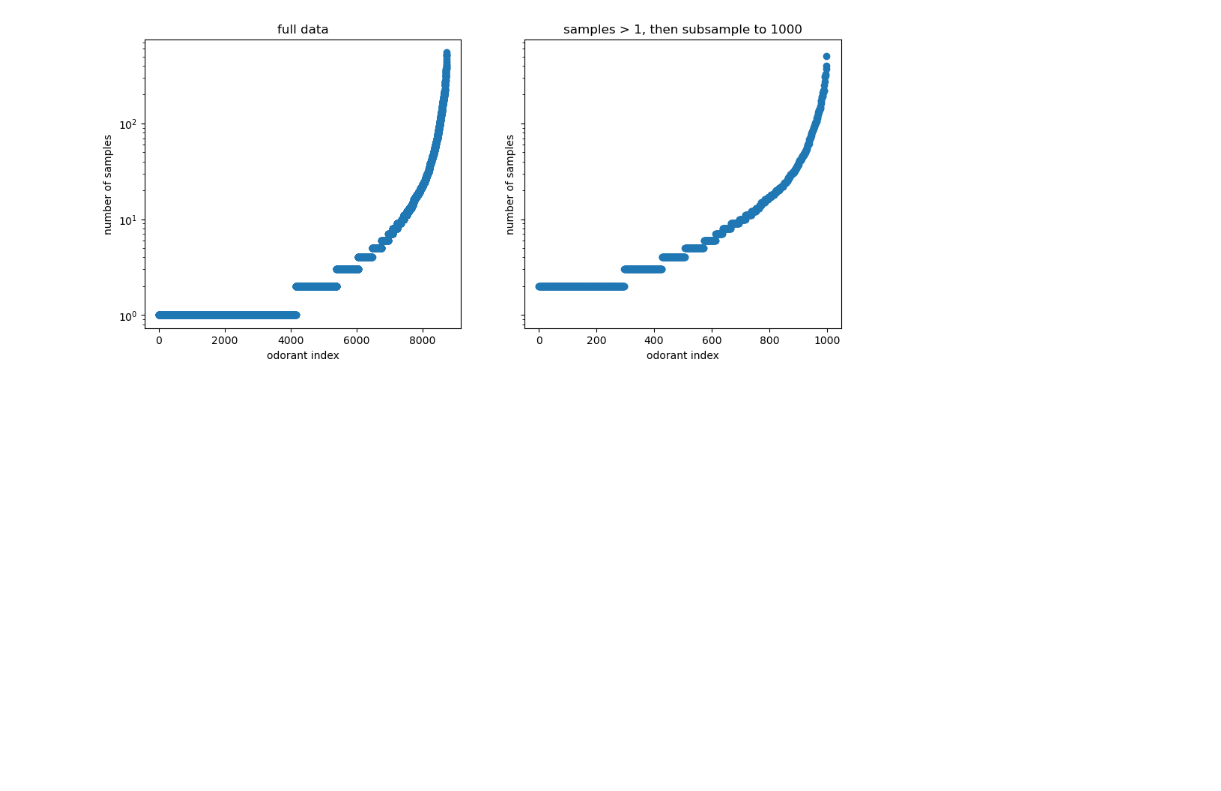
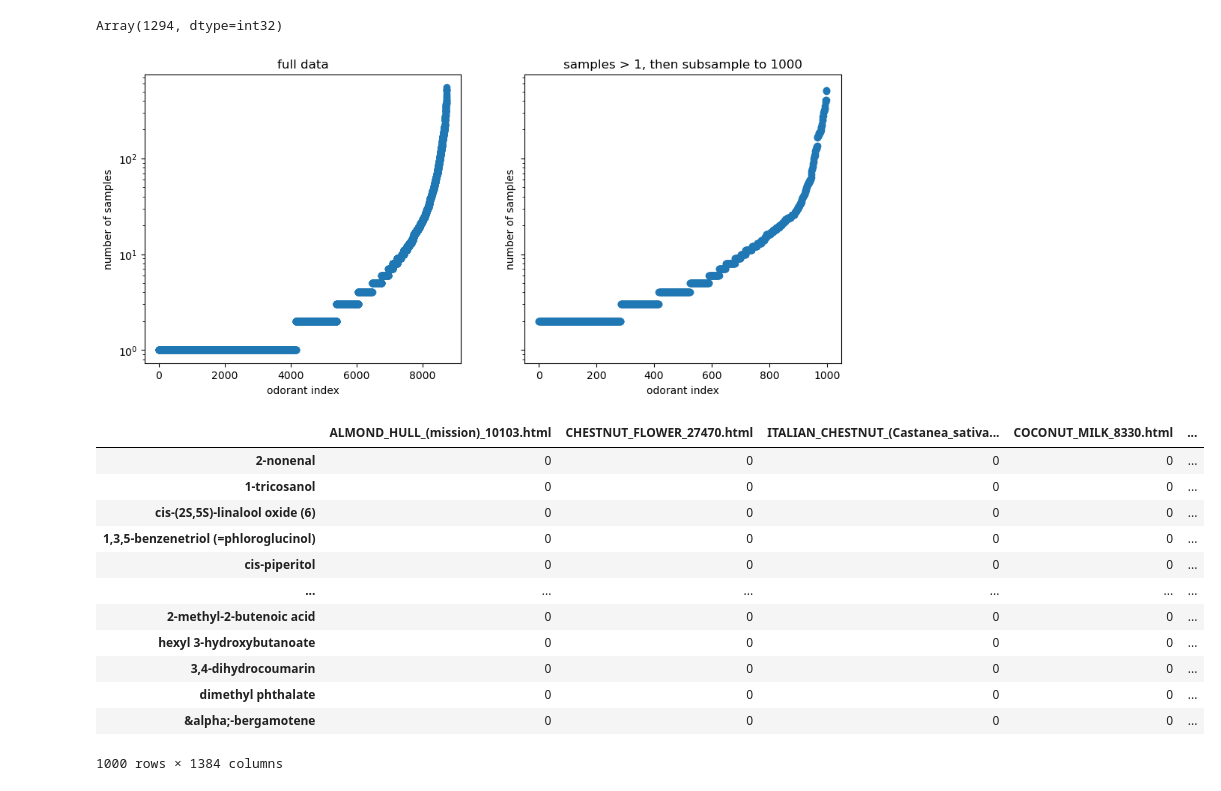
Before and after one commit to juancarlosfdc/noncanonical-olfaction, a Jupyter notebook: explore_and_filter_odor_matrix.ipynb, the cells around one changed output. Cells and saved outputs as stored; diff of their text form; code cells hidden in the pictures; blank space fills up the shorter version.

Commit message:
drop empty samples

```diff
--- a/explore_and_filter_odor_matrix.ipynb
+++ b/explore_and_filter_odor_matrix.ipynb
@@ -19,9 +15,17 @@ def filter_for_sparsity(data, cutoff=1):
 
 def filter_and_downsample(data, N=1000):
     non_sparse_odorants = filter_for_sparsity(data)
-    return non_sparse_odorants.sample(N, replace=False)
+    random_1000_odorants = non_sparse_odorants.sample(N, replace=False, random_state=0)
+    # return random_1000_odorants
+    non_zero_sample_indices = jnp.sum(random_1000_odorants.values, axis=0) > 0
+    return non_zero_sample_indices
+    return random_1000_odorants.iloc[:, non_zero_sample_indices]
 # %%
 subsampled_data = filter_and_downsample(data)
+# %%
+jnp.sum(subsampled_data)
+# %% [output]
+Array(1294, dtype=int32)
 # %%
 fig, axs = plt.subplots(1, 2, figsize=(12, 5), sharey=True)
 
@@ -39,6 +43,22 @@ axs[0].set_title('full data')
 axs[1].set_title('samples > 1, then subsample to 1000')
 fig.savefig('tmp.png')
 # %% [output]
-[figure, old version]
+[figure, new version]
+# %%
+subsampled_data
+# %% [output]
+|  | ALMOND_HULL_(mission)_10103.html | CHESTNUT_FLOWER_27470.html | ITALIAN_CHESTNUT_(Castanea_sativa... | COCONUT_MILK_8330.html | ... |
+| 2-nonenal | 0 | 0 | 0 | 0 | ... |
+| 1-tricosanol | 0 | 0 | 0 | 0 | ... |
+| cis-(2S,5S)-linalool oxide (6) | 0 | 0 | 0 | 0 | ... |
+| 1,3,5-benzenetriol (=phloroglucinol) | 0 | 0 | 0 | 0 | ... |
+| cis-piperitol | 0 | 0 | 0 | 0 | ... |
+| ... | ... | ... | ... | ... | ... |
+| 2-methyl-2-butenoic acid | 0 | 0 | 0 | 0 | ... |
+| hexyl 3-hydroxybutanoate | 0 | 0 | 0 | 0 | ... |
+| 3,4-dihydrocoumarin | 0 | 0 | 0 | 0 | ... |
+| dimethyl phthalate | 0 | 0 | 0 | 0 | ... |
+| &alpha;-bergamotene | 0 | 0 | 0 | 0 | ... |
+1000 rows × 1384 columns
 # %%
 subsampled_data.to_csv('Matrix2_filtered_and_downsampled_1March2025.csv')
```
Also changed, not shown: parts of 2 cells of this notebook.
